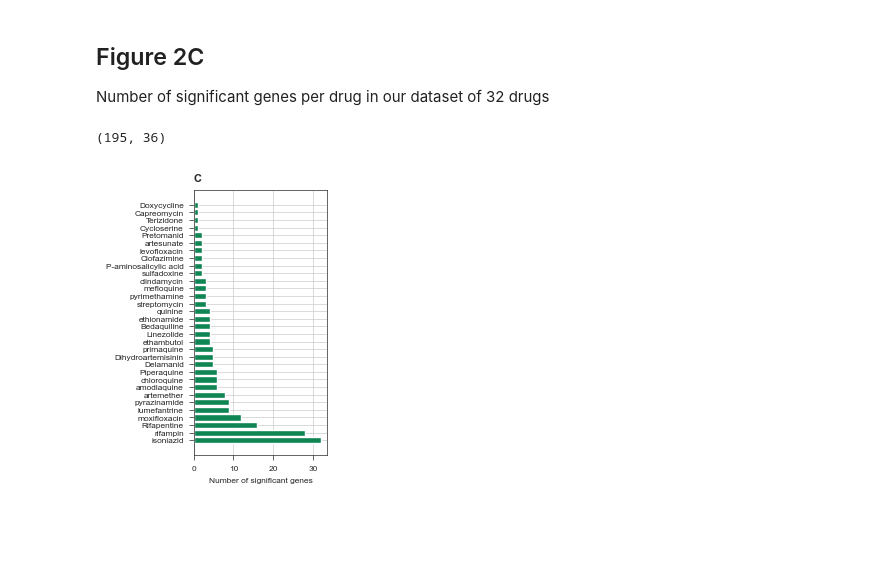
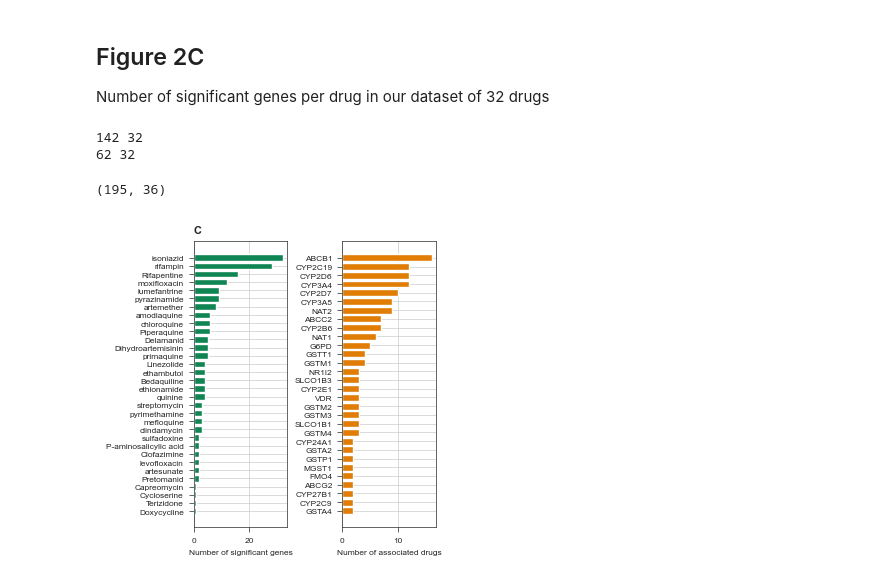
Before and after one commit to ersilia-os/pharmacogx-embeddings, a Jupyter notebook: paper/figure2.ipynb, the cells around one changed output. Drawn from its saved outputs; the diff is of its cells as text; code cells hidden in the pictures; blank space fills up the shorter version.

```diff
--- a/paper/figure2.ipynb
+++ b/paper/figure2.ipynb
@@ -14,23 +14,33 @@ blue = colors.get("blue")
 purple = colors.get("purple")
 yellow = colors.get("yellow")
 green = colors.get("green")
+orange = colors.get("orange")
 gray = colors.get("gray")
 # %% [markdown]
 ## Figure 2C
 Number of significant genes per drug in our dataset of 32 drugs
 # %%
-drugs = pd.read_csv(os.path.join("data", "curated_drugs_for_gradient.tsv"), sep="\t")
-genes = pd.read_csv(os.path.join(RESULTSPATH, "results_pairs","chemical_gene_pairs_prediction_output_focus_with_variant_aggregates_zscore95_filter.csv" ))
+drugs = pd.read_csv(os.path.join("data", "curated_drugs.csv"))
+d2g = pd.read_csv(os.path.join(RESULTSPATH, "results_pairs","chemical_gene_pairs_prediction_output_focus_with_variant_aggregates_zscore95_filter.csv" ))
+print(len(list(set(d2g["gene"]))), len(list(set(d2g["chemical"]))))
 zscore_lim = 1.96
-genes_z95 = genes[genes["consensus_zscore"]>=zscore_lim]
-genes_z95.shape
+d2g_z95 = d2g[d2g["consensus_zscore"]>=zscore_lim]
+print(len(list(set(d2g_z95["gene"]))), len(list(set(d2g_z95["chemical"]))))
+d2g_z95.shape
 # %% [output]
-(195, 36)
+142 32
+62 32
+(195, 36)
 # %%
-genes_z95_counts = genes_z95["chemical"].value_counts().reset_index()
-fig, axs = st.create_figure(1,1, width=ONE_COLUMN_WIDTH/2, height=ONE_COLUMN_WIDTH)
+genes_z95_counts = d2g_z95["chemical"].value_counts().reset_index().sort_values(by="count")
+chemicals_z95_counts = d2g_z95["gene"].value_counts().reset_index().sort_values(by="count")
+fig, axs = st.create_figure(1,2, width=ONE_COLUMN_WIDTH, height=ONE_COLUMN_WIDTH)
 ax = axs.next()
 ax.barh(genes_z95_counts["chemical"], genes_z95_counts["count"], color=green)
 st.label(ax, ylabel="", xlabel="Number of significant genes", title="", abc= "C")
+ax = axs.next()
+ax.barh(chemicals_z95_counts["gene"].tail(30), chemicals_z95_counts["count"].tail(30), color=orange)
+st.label(ax, ylabel="", xlabel="Number of associated drugs", title="", abc= "")
+plt.tight_layout()
 # %% [output]
-[figure, old version]
+[figure, new version]
```
Also changed, not shown: parts of 1 cell of this notebook.
